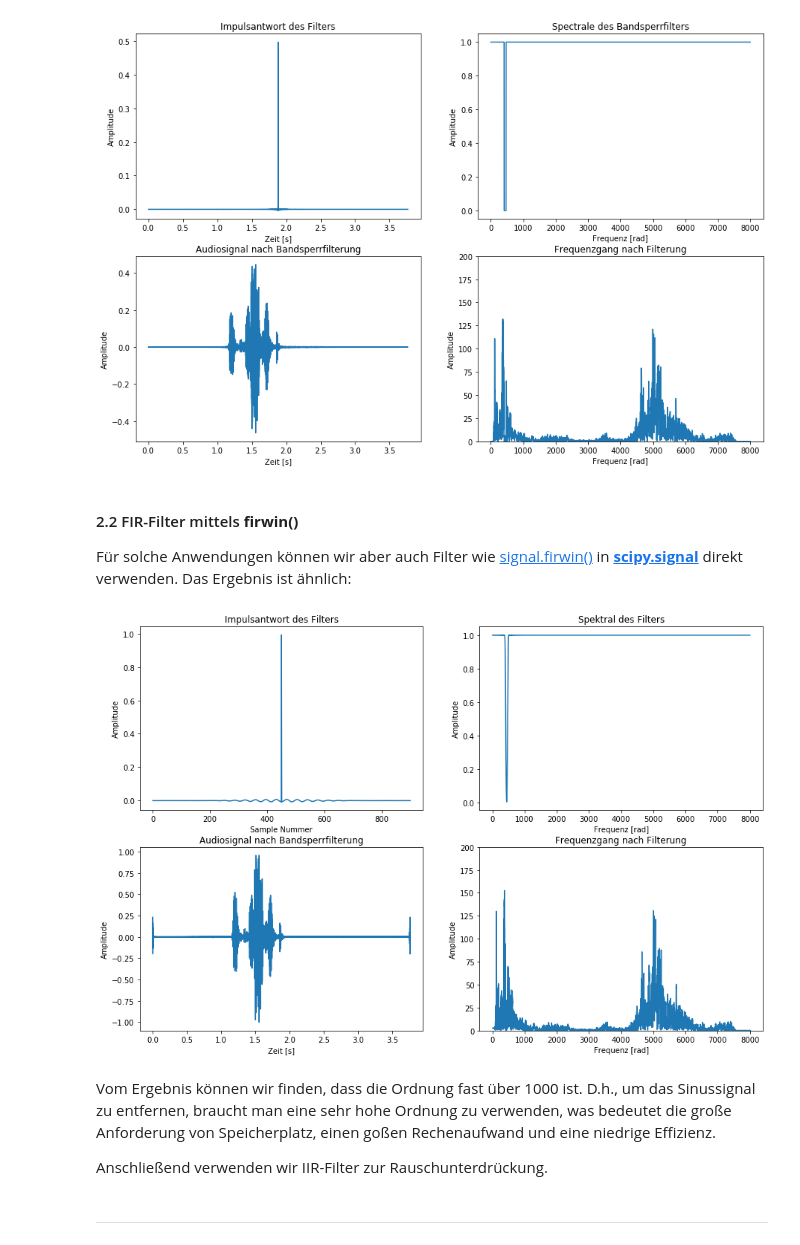
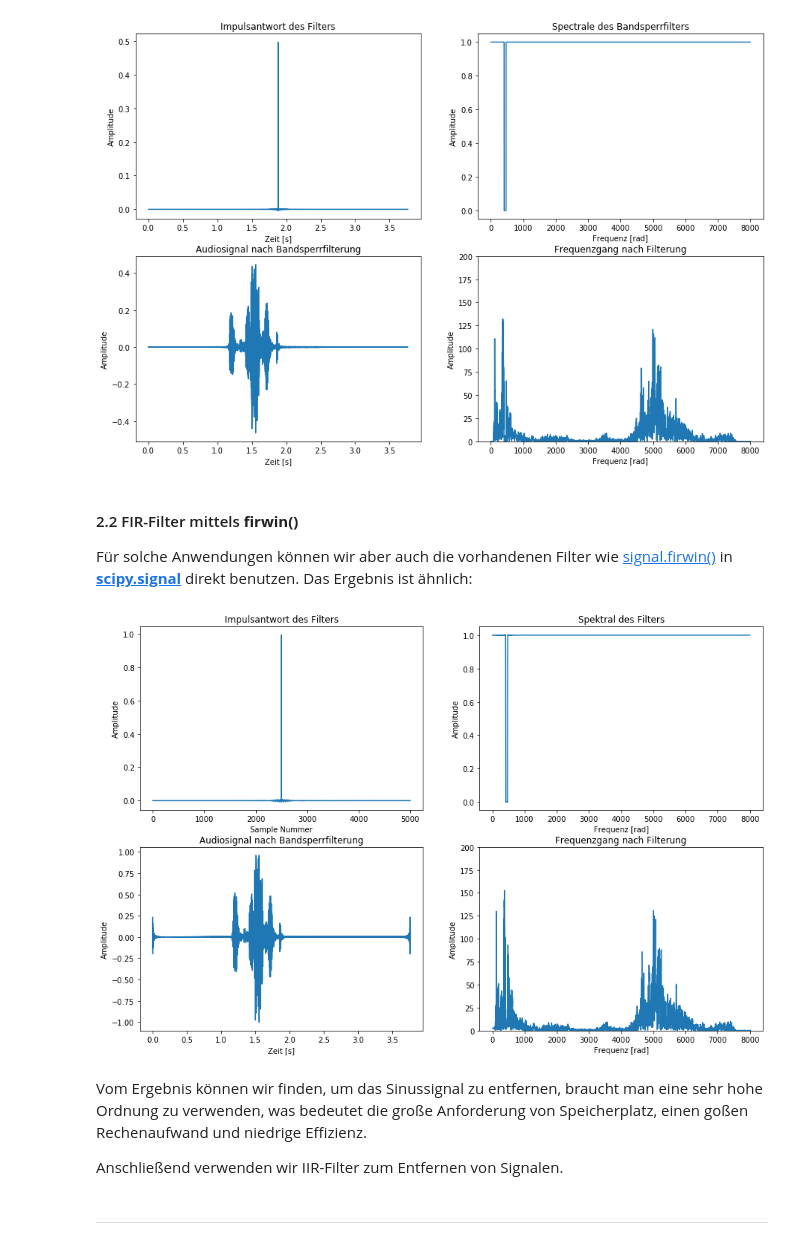
Before and after one commit to TUD-STKS/tud-sv, a Jupyter notebook: Thema-1-Filter/1.3 - Anwendungsbeispiel.ipynb, the cells around one changed output. Drawn from its saved outputs; the diff is of its cells as text; code cells hidden in the pictures.

```diff
--- a/Thema-1-Filter/1.3 - Anwendungsbeispiel.ipynb
+++ b/Thema-1-Filter/1.3 - Anwendungsbeispiel.ipynb
@@ -185,6 +185,6 @@ Zuerst addieren wir ein solches Sinussignal als Geräusch zur Filterung:
 # %%
 '''
-Beispiel: Geräusche addieren, visualisieren und abspielen
+Beispiel: Signal addieren, visualisieren und abspielen
 '''
 import numpy as np
 import matplotlib.pyplot as plt
@@ -199,18 +199,18 @@ audio = audio/np.max(np.abs(audio))
 
 # Initiale Daten
 fs_Hz = sr  # Abtrastfrequenz
-fn_Hz = 440  # Geräuschfrequenz
+fsin_Hz = 440  # Sinusfrequenz
 L = len(audio)  # Länge des Audiosignals
 T = L/fs_Hz - 1/fs_Hz  # Zeitraum
 t = np.linspace(0, T, L)  # Zeitbereich
 f_Hz = np.linspace(0, fs_Hz/2, int(L/2))  # Frequenzbereich
 
-# Sinussignale als Geräusch
-noise = 1/2 * np.sin(fn_Hz * 2*np.pi * t)
-noise_fft = fftpack.fft(noise)
+# Sinussignale erstellen
+sine = 1/2 * np.sin(fsin_Hz * 2*np.pi * t)
+sine_fft = fftpack.fft(sine)
 
 # Signal zur Filterung
-s = audio + noise  # Additives Geräusch
+s = audio + sine  # Additives Signal
 S = fftpack.fft(s)  # Frequenzgang
 
 # Fensterung (optional)
@@ -224,20 +224,20 @@ plt.xlabel('Zeit [s]')
 plt.xlim(0, 0.1)
 plt.ylabel('Amplitude')
 plt.ylim(-1, 1)
-plt.plot(t, noise)
+plt.plot(t, sine)
 plt.subplot(222)
 plt.title('Rauschsignale im Frequenzbereich')
 plt.xlabel('Frequenz [rad]')
 plt.ylabel('Amplitude')
 plt.ylim(0, 500)
-plt.plot(f_Hz, np.abs(noise_fft[:int(L/2)]))
+plt.plot(f_Hz, np.abs(sine_fft[:int(L/2)]))
 plt.subplot(223)
-plt.title('Audiosignal mit Geräusch im Zeitbereich')
+plt.title('Audiosignal mit Sinussignal im Zeitbereich')
 plt.xlabel('Zeit [s]')
 plt.ylabel('Amplitude')
 plt.plot(t, s)
 plt.subplot(224)
-plt.title('Audiosignal mit Geräusch im Frequenzbereich')
+plt.title('Audiosignal mit Sinussignal im Frequenzbereich')
 plt.xlabel('Frequenz [rad]')
 plt.ylabel('Amplitude')
 plt.ylim(0, 500)
@@ -312,10 +312,10 @@ play_obj = sa.play_buffer(sound, 1, 2, fs_Hz)
 [figure]
 # %% [markdown]
 #### 2.2 FIR-Filter mittels __firwin()__
-Für solche Anwendungen können wir aber auch Filter wie [signal.firwin()](https://docs.scipy.org/doc/scipy/reference/generated/scipy.signal.firwin.html) in __[scipy.signal](https://docs.scipy.org/doc/scipy/reference/signal.html)__ direkt verwenden. Das Ergebnis ist ähnlich:
+Für solche Anwendungen können wir aber auch die vorhandenen Filter wie [signal.firwin()](https://docs.scipy.org/doc/scipy/reference/generated/scipy.signal.firwin.html) in __[scipy.signal](https://docs.scipy.org/doc/scipy/reference/signal.html)__ direkt benutzen. Das Ergebnis ist ähnlich:
 # %%
 '''
-Aufgabe: Rauschunterdrückung mittels signal.firwin()
+Aufgabe: Entfernen von Signalen mittels signal.firwin()
 '''
 import numpy as np
 import matplotlib.pyplot as plt
@@ -325,49 +325,49 @@ from scipy import signal
 
 # Parameter
 bw = 30  # Bandbreite
-n = 901  # Ordnung
-wn = [(fn_Hz-bw), (fn_Hz+bw)]
+n = 5001  # Ordnung
+wn = [(fsin_Hz-bw), (fsin_Hz+bw)]
 
 # Filterung mit Fenster
 h_fir = signal.firwin(n, wn, window='hamming', fs=fs_Hz)
 H_fir = fftpack.fft(h_fir, L)  # Spektral des Filters
-s_fir = signal.convolve(s, h_fir, 'same')  # Faltung
-S_fir = fftpack.fft(s_fir)  # Spektral des Signals
+s_filtered = signal.convolve(s, h_fir, 'same')  # Faltung
+S_filtered = fftpack.fft(s_filtered)  # Spektral des Signals
 
 # plot
 plt.subplot(221)
 plt.title('Impulsantwort des Filters')
 plt.xlabel('Sample Nummer')
 plt.ylabel('Amplitude')
 plt.plot(h_fir)
 plt.subplot(222)
 plt.title('Spektral des Filters')
 plt.xlabel('Frequenz [rad]')
 plt.ylabel('Amplitude')
 plt.plot(f_Hz, np.abs(H_fir[:int(L/2)]))
 plt.subplot(223)
 plt.title('Audiosignal nach Bandsperrfilterung')
 plt.xlabel('Zeit [s]')
 plt.ylabel('Amplitude')
-plt.plot(t, s_fir)
+plt.plot(t, s_filtered)
 plt.subplot(224)
 plt.title('Frequenzgang nach Filterung')
 plt.xlabel('Frequenz [rad]')
 plt.ylabel('Amplitude')
 plt.ylim(0, 200)
-plt.plot(f_Hz, np.abs(S_fir[:int(L/2)]))
+plt.plot(f_Hz, np.abs(S_filtered[:int(L/2)]))
 plt.gcf().set_size_inches(15, 10)
 plt.show()
 
 # Abspielen
-sound = (np.real(s_fir) * (2**15 - 1) / np.max(np.abs(s_fir))).astype(np.int16)
+sound = (s_filtered * (2**15 - 1) / np.max(np.abs(s_filtered))).astype(np.int16)
 play_obj = sa.play_buffer(sound, 1, 2, fs_Hz)
 # %% [output]
-[figure, old version]
+[figure, new version]
 # %% [markdown]
-Vom Ergebnis können wir finden, dass die Ordnung fast über 1000 ist. D.h., um das Sinussignal zu entfernen, braucht man eine sehr hohe Ordnung zu verwenden, was bedeutet die große Anforderung von Speicherplatz, einen goßen Rechenaufwand und eine niedrige Effizienz.
+Vom Ergebnis können wir finden, um das Sinussignal zu entfernen, braucht man eine sehr hohe Ordnung zu verwenden, was bedeutet die große Anforderung von Speicherplatz, einen goßen Rechenaufwand und niedrige Effizienz.
 
-Anschließend verwenden wir IIR-Filter zur Rauschunterdrückung.
+Anschließend verwenden wir IIR-Filter zum Entfernen von Signalen.
 # %% [markdown]
 ----
 # %% [markdown]
```
Also changed, not shown: parts of 13 cells of this notebook.
